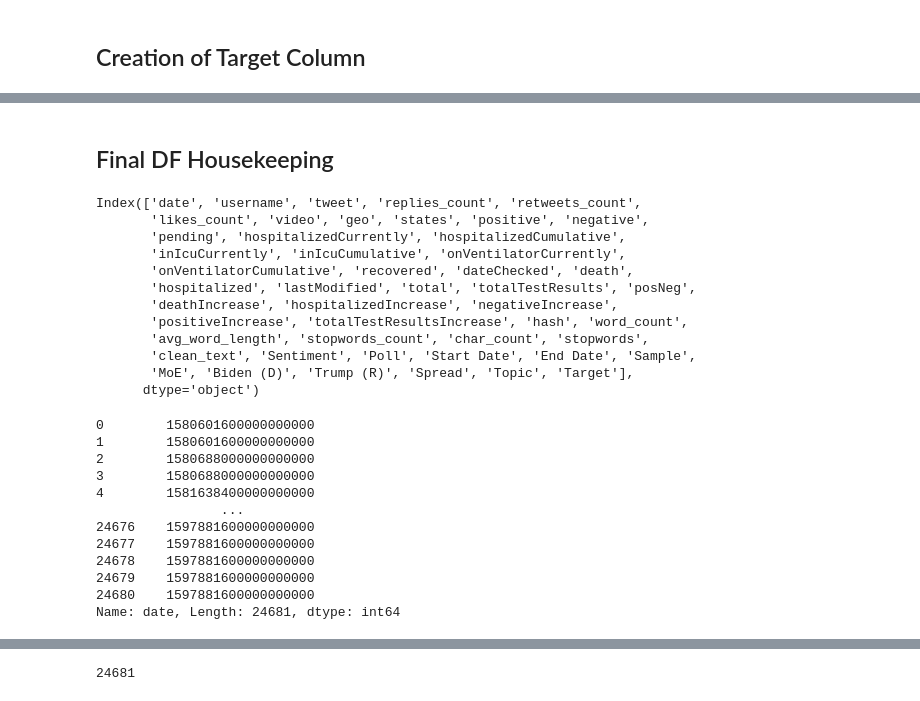
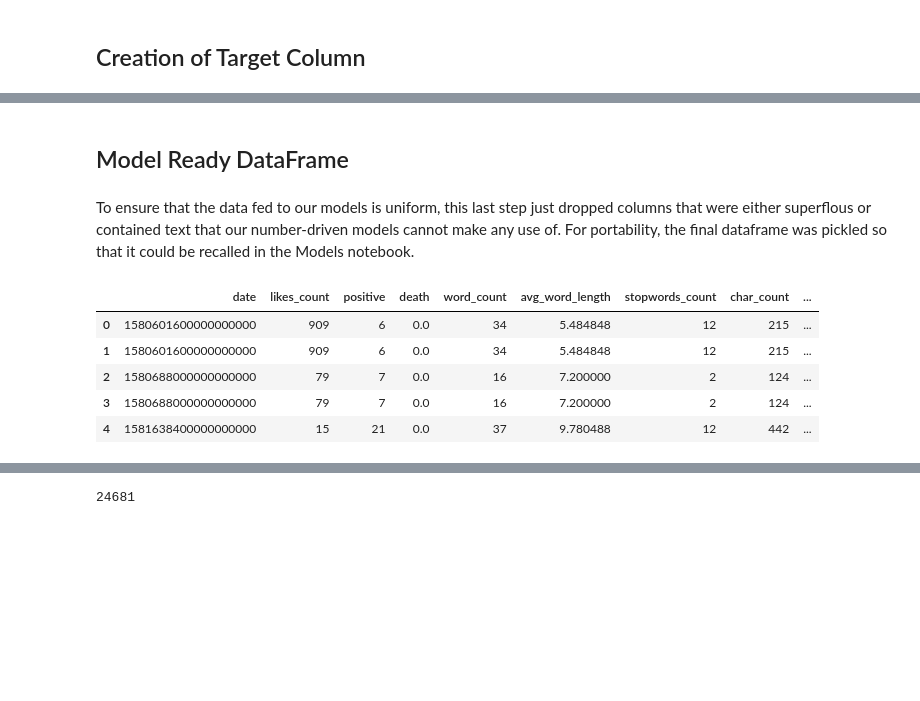
Before and after one commit to jdsmithwes/Capstone-Project, a Jupyter notebook: Dataset_creation_notebook.ipynb, the cells around one changed output, grey strips where cells are left out. Saved outputs shown, nothing was run; the diff lists cells and outputs as text; code cells hidden in the pictures; blank space fills up the shorter version.

```diff
--- a/Dataset_creation_notebook.ipynb
+++ b/Dataset_creation_notebook.ipynb
@@ -207,3 +200,0 @@ For the purpose of this project, our goal is to see if we can classify how indiv
-# %%
-# Calculating Victory Spread
-Master_Tweet_dataset['Spread'] = Master_Tweet_dataset['Biden (D)'] - Master_Tweet_dataset['Trump (R)']
@@ -212,17 +207,13 @@ Master_Tweet_dataset['Spread'] = Master_Tweet_dataset['Biden (D)'] - Master_Twee
 
 
 #Vectorizing docs
-#count_vect = CountVectorizer(max_df=0.8, min_df=2, stop_words='english')
-#doc_term_matrix = count_vect.fit_transform(clean_tweet)
+count_vect = CountVectorizer(max_df=0.8, min_df=2, stop_words='english')
+doc_term_matrix = count_vect.fit_transform(clean_tweet)
 
 #fitting LDA Model
 
-#LDA = LatentDirichletAllocation(n_components=10, random_state=42)
-tweet_lda_model = pickle.load(open('LDA_model.pickle','rb'))
-
-#saving LDA Model
-#pickle.dump(LDA_model_8_22, open( 'LDA_model_8_22.pickle', 'wb') )
-
+LDA = LatentDirichletAllocation(n_components=10, random_state=42)
+LDA_model_8_22 = LDA.fit(doc_term_matrix)
 
 #transforming to get topic numbers
 topic_values = LDA.transform(doc_term_matrix)
@@ -266,20 +257,20 @@ for key in [10,6,2,7,9]:
 
 #Creation of Target Column
 Master_Tweet_dataset['Target'] = Master_Tweet_dataset['Topic'].map(category_dict)
-# %% [markdown]
-## Final DF Housekeeping
+# %% [markdown]
+## Model Ready DataFrame
+# %% [markdown]
+To ensure that the data fed to our models is uniform, this last step just dropped columns that were either superflous or contained text that our number-driven models cannot make any use of. For portability, the final dataframe was pickled so that it could be recalled in the Models notebook.
+# %%
+Master_Tweet_dataset = Master_Tweet_dataset.drop(['username','video','geo','clean_text','Start Date',
+                                                  'End Date','tweet','Sample','replies_count', 'retweets_count',
+                                                  'MoE','stopwords','Poll','MoE'],axis=1)
 # %%
-Master_Tweet_dataset.columns
+Master_Tweet_dataset.head()
 # %% [output]
-Index(['date', 'username', 'tweet', 'replies_count', 'retweets_count',
-       'likes_count', 'video', 'geo', 'states', 'positive', 'negative',
-       'pending', 'hospitalizedCurrently', 'hospitalizedCumulative',
-       'inIcuCurrently', 'inIcuCumulative', 'onVentilatorCurrently',
-       'onVentilatorCumulative', 'recovered', 'dateChecked', 'death',
-       'hospitalized', 'lastModified', 'total', 'totalTestResults', 'posNeg',
-       'deathIncrease', 'hospitalizedIncrease', 'negativeIncrease',
-       'positiveIncrease', 'totalTestResultsIncrease', 'hash', 'word_count',
-       'avg_word_length', 'stopwords_count', 'char_count', 'stopwords',
-       'clean_text', 'Sentiment', 'Poll', 'Start Date', 'End Date', 'Sample',
-       'MoE', 'Biden (D)', 'Trump (R)', 'Spread', 'Topic', 'Target'],
-      dtype='object')
+|  | date | likes_count | positive | death | word_count | avg_word_length | stopwords_count | char_count | ... |
+| 0 | 1580601600000000000 | 909 | 6 | 0.0 | 34 | 5.484848 | 12 | 215 | ... |
+| 1 | 1580601600000000000 | 909 | 6 | 0.0 | 34 | 5.484848 | 12 | 215 | ... |
+| 2 | 1580688000000000000 | 79 | 7 | 0.0 | 16 | 7.200000 | 2 | 124 | ... |
+| 3 | 1580688000000000000 | 79 | 7 | 0.0 | 16 | 7.200000 | 2 | 124 | ... |
+| 4 | 1581638400000000000 | 15 | 21 | 0.0 | 37 | 9.780488 | 12 | 442 | ... |
@@ -306,16 +276,0 @@ Master_Tweet_dataset = Master_Tweet_dataset.drop(['tweet','Poll',
-# %%
-#Making sure date is ok for modeling
-Master_Tweet_dataset['date']
-# %% [output]
-0        1580601600000000000
-1        1580601600000000000
-2        1580688000000000000
-3        1580688000000000000
-4        1581638400000000000
-                ...
-24676    1597881600000000000
-24677    1597881600000000000
-24678    1597881600000000000
-24679    1597881600000000000
-24680    1597881600000000000
-Name: date, Length: 24681, dtype: int64
```
Also changed, not shown: parts of 27 cells of this notebook, 6 other files.
